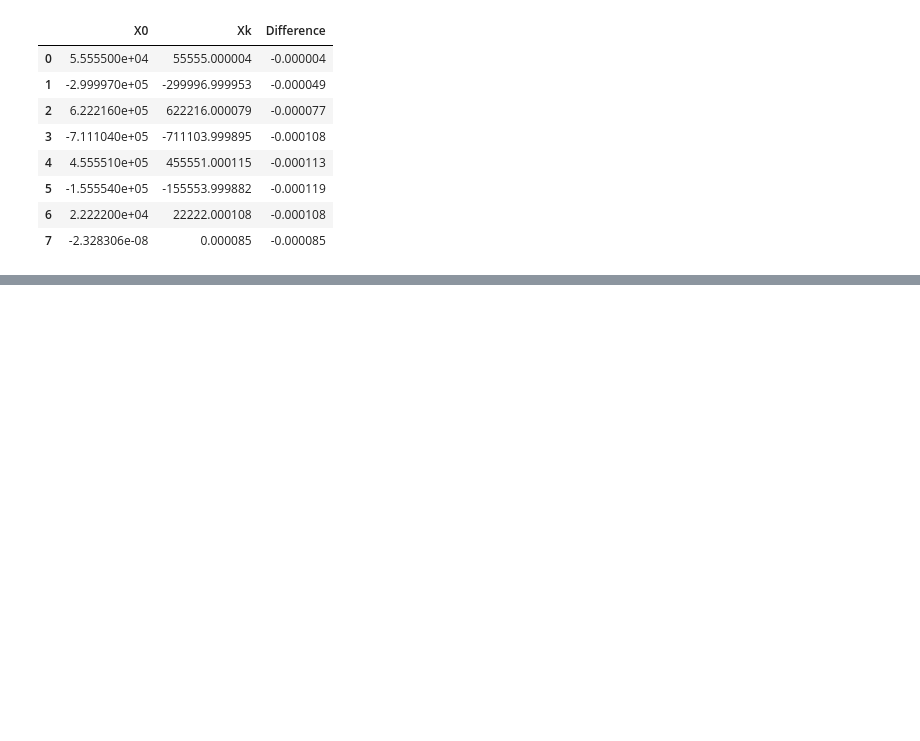
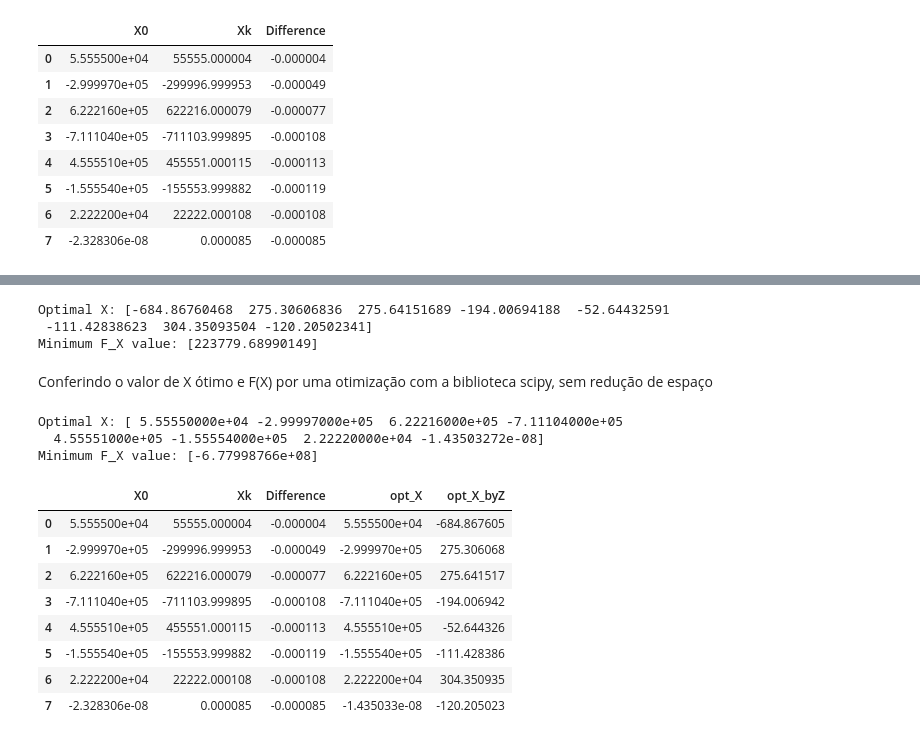
Before and after one commit to davibelo/EQE703_trabalho_1, a Jupyter notebook: res_questao_1.ipynb, the cells around one changed output, grey strips where cells are left out. Saved outputs shown, nothing was run; the diff lists cells and outputs as text; code cells hidden in the pictures; blank space fills up the shorter version.

```diff
--- a/res_questao_1.ipynb
+++ b/res_questao_1.ipynb
@@ -1187,7 +1145,7 @@ F^O = -\frac{1}{2} B^T A^{-1}B + C
 $$
 # %%
 # Calculating X0
-X0 = -np.linalg.inv(A) @ B
+X0 = -(np.linalg.inv(A) @ B)
 print('X0 = ')
 print(X0)
 # %% [output]
@@ -1448,0 +1450,48 @@ df
+# %%
+opt_Z = np.array([opt_alpha, opt_beta])
+
+# finding x1 to x6 with alpha, beta values
+opt_X_red_byZ = np.dot(K, opt_Z)
+
+# appending alpha, beta on X_red
+opt_X_byZ = np.append(opt_X_red_byZ, [opt_alpha, opt_beta])
+# %%
+# Print the results
+print(f"Optimal X: {opt_X_byZ}")
+print(f"Minimum F_X value: {F_X(opt_X_byZ)}")
+# %% [output]
+Optimal X: [-684.86760468  275.30606836  275.64151689 -194.00694188  -52.64432591
+ -111.42838623  304.35093504 -120.20502341]
+Minimum F_X value: [223779.68990149]
+# %% [markdown]
+Conferindo o valor de X ótimo e F(X) por uma otimização com a biblioteca scipy, sem redução de espaço
+# %%
+# Initial guess
+initial_guess = X0_flat
+# Perform the optimization
+result = scipy.optimize.minimize(F_X, initial_guess, method='BFGS')
+
+# Extract the optimal alpha and beta
+opt_X = result.x
+
+# Print the results
+print(f"Optimal X: {opt_X}")
+print(f"Minimum F_X value: {F_X(opt_X)}")
+# %% [output]
+Optimal X: [ 5.55550000e+04 -2.99997000e+05  6.22216000e+05 -7.11104000e+05
+  4.55551000e+05 -1.55554000e+05  2.22220000e+04 -1.43503272e-08]
+Minimum F_X value: [-6.77998766e+08]
+# %%
+df['opt_X'] = opt_X
+df['opt_X_byZ'] = opt_X_byZ
+df
+# %% [output]
+|  | X0 | Xk | Difference | opt_X | opt_X_byZ |
+| 0 | 5.555500e+04 | 55555.000004 | -0.000004 | 5.555500e+04 | -684.867605 |
+| 1 | -2.999970e+05 | -299996.999953 | -0.000049 | -2.999970e+05 | 275.306068 |
+| 2 | 6.222160e+05 | 622216.000079 | -0.000077 | 6.222160e+05 | 275.641517 |
+| 3 | -7.111040e+05 | -711103.999895 | -0.000108 | -7.111040e+05 | -194.006942 |
+| 4 | 4.555510e+05 | 455551.000115 | -0.000113 | 4.555510e+05 | -52.644326 |
+| 5 | -1.555540e+05 | -155553.999882 | -0.000119 | -1.555540e+05 | -111.428386 |
+| 6 | 2.222200e+04 | 22222.000108 | -0.000108 | 2.222200e+04 | 304.350935 |
+| 7 | -2.328306e-08 | 0.000085 | -0.000085 | -1.435033e-08 | -120.205023 |
```
Also changed, not shown: parts of 13 cells of this notebook.
